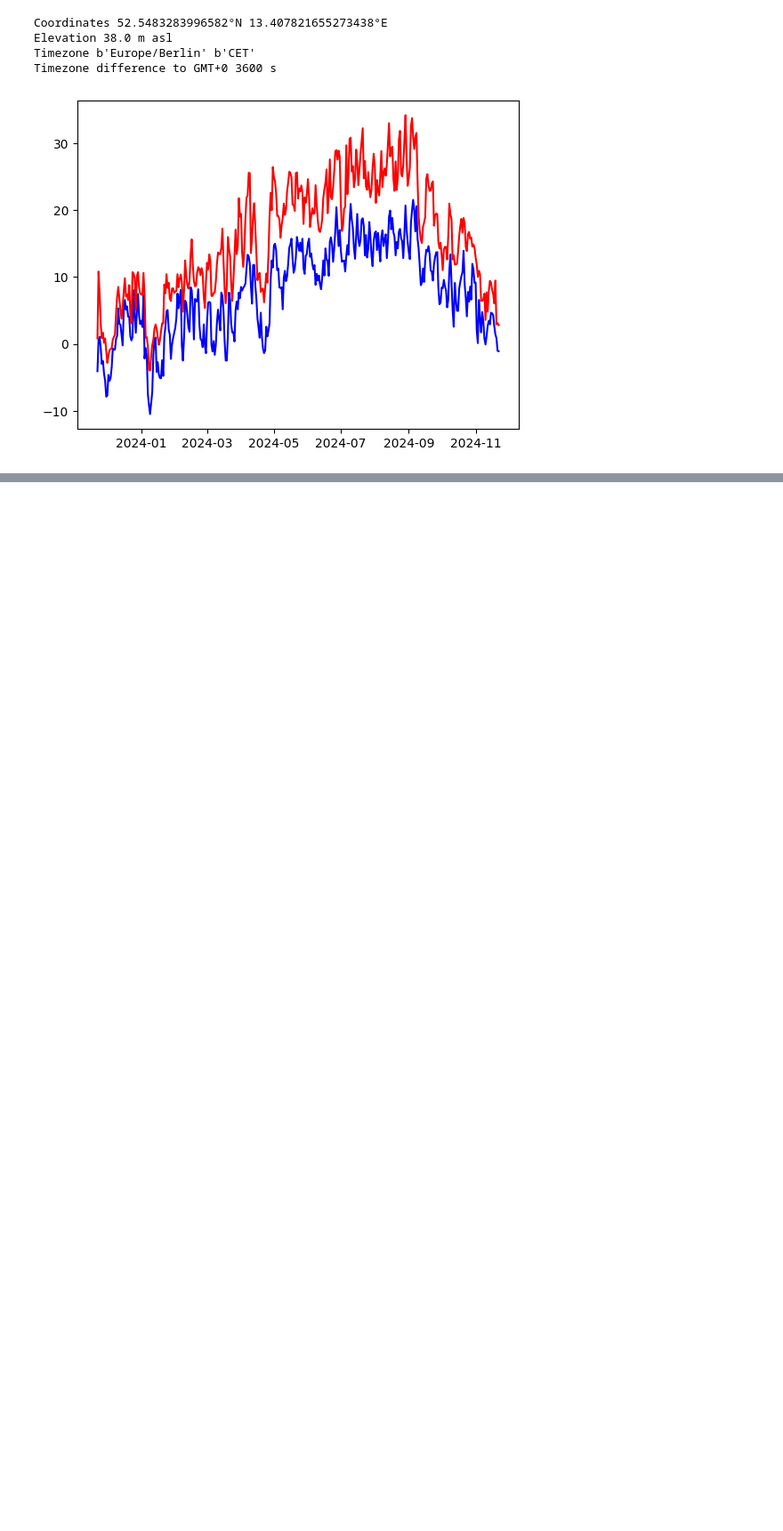
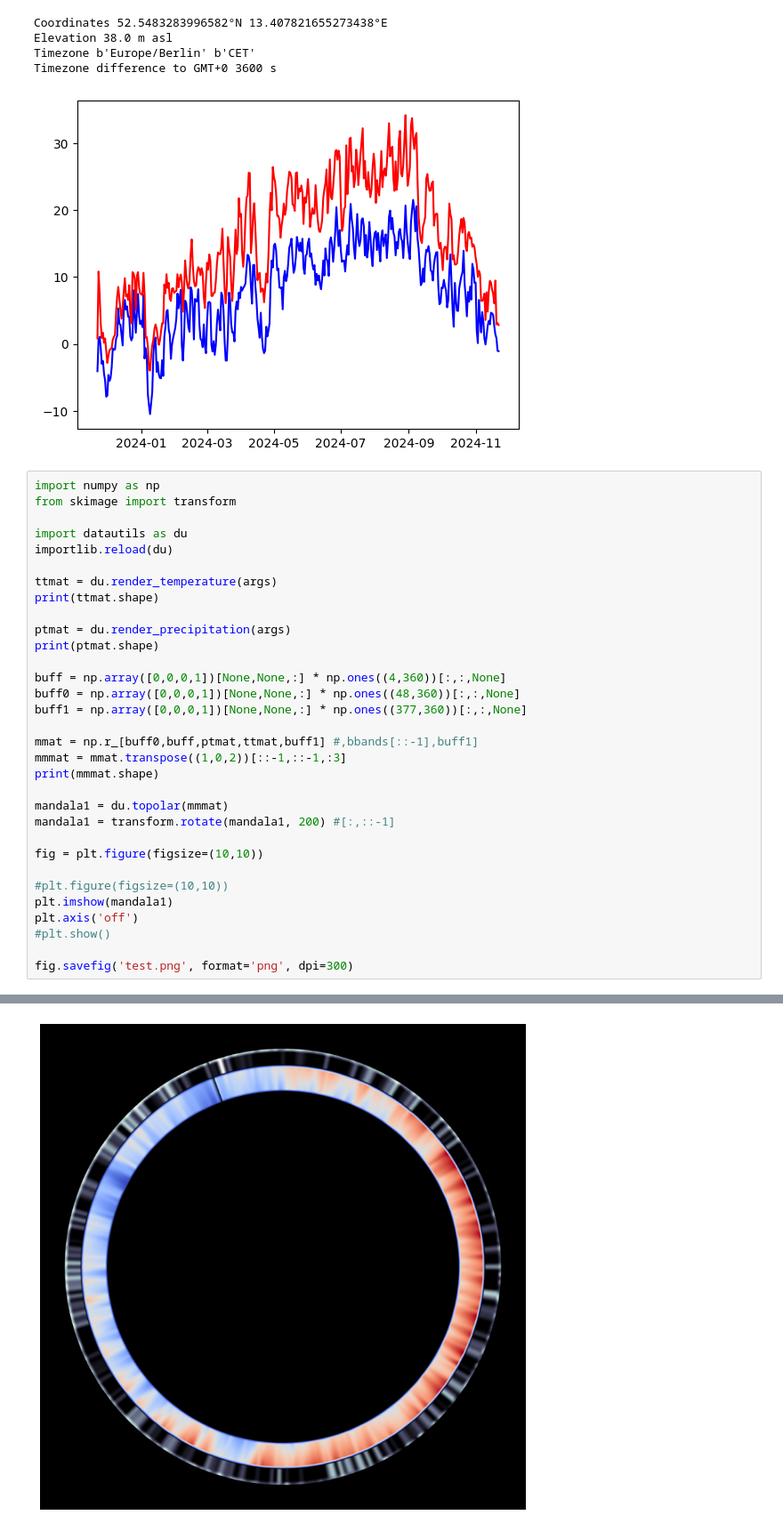
Before and after one commit to gamayos/pcf12-ecomandala, a Jupyter notebook: engine/main.ipynb, the cells around one changed output, grey strips where cells are left out. Shown at 89% size. Cells and saved outputs as stored; diff of their text form; blank space fills up the shorter version.

```diff
--- a/engine/main.ipynb
+++ b/engine/main.ipynb
@@ -24,3 +24,36 @@ Elevation 38.0 m asl
 Timezone b'Europe/Berlin' b'CET'
 Timezone difference to GMT+0 3600 s
 [figure]
+# %%
+import numpy as np
+from skimage import transform
+
+import datautils as du
+importlib.reload(du)
+
+ttmat = du.render_temperature(args)
+print(ttmat.shape)
+
+ptmat = du.render_precipitation(args)
+print(ptmat.shape)
+
+buff = np.array([0,0,0,1])[None,None,:] * np.ones((4,360))[:,:,None]
+buff0 = np.array([0,0,0,1])[None,None,:] * np.ones((48,360))[:,:,None]
+buff1 = np.array([0,0,0,1])[None,None,:] * np.ones((377,360))[:,:,None]
+
+mmat = np.r_[buff0,buff,ptmat,ttmat,buff1] #,bbands[::-1],buff1]
+mmmat = mmat.transpose((1,0,2))[::-1,::-1,:3]
+print(mmmat.shape)
+
+mandala1 = du.topolar(mmmat)
+mandala1 = transform.rotate(mandala1, 200) #[:,::-1]
+
+fig = plt.figure(figsize=(10,10))
+
+#plt.figure(figsize=(10,10))
+plt.imshow(mandala1)
+plt.axis('off')
+#plt.show()
+
+fig.savefig('test.png', format='png', dpi=300)
+# %% [output]
@@ -27 +64,2 @@ Timezone difference to GMT+0 3600 s
+[figure, added]
 # %%
```
Also changed, not shown: parts of 3 cells of this notebook, 2 other files.
